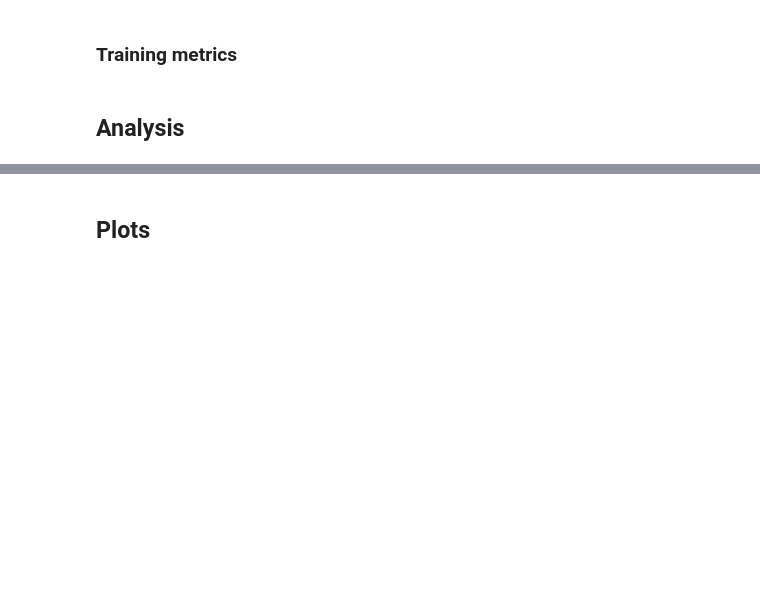
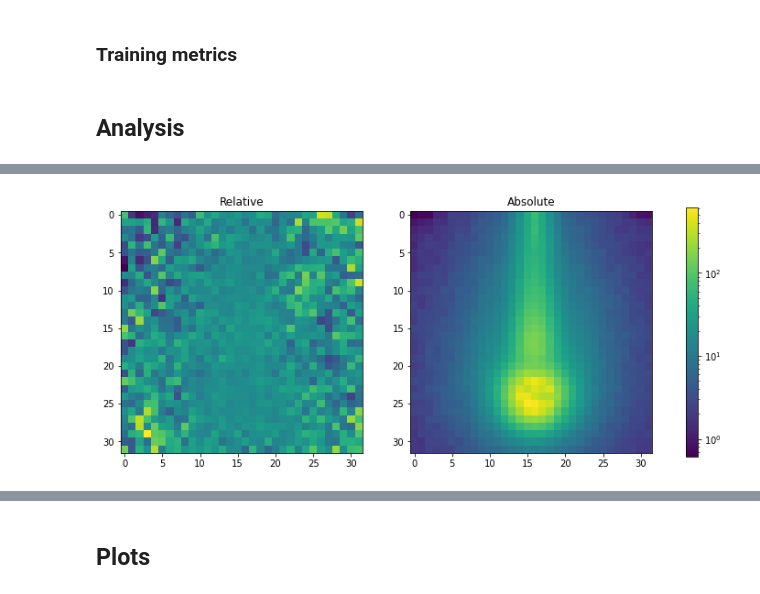
Before and after one commit to imdinu/pae-lhco, a Jupyter notebook: notebooks/cnnpae.ipynb, the cells around one changed output, grey strips where cells are left out. Saved outputs shown, nothing was run; the diff lists cells and outputs as text; code cells hidden in the pictures; blank space fills up the shorter version.

```diff
--- a/notebooks/cnnpae.ipynb
+++ b/notebooks/cnnpae.ipynb
@@ -355,3 +336,4 @@ with tf.device("/device:CPU:0"):
 # %%
 with tf.device("/device:CPU:0"):
-    mse_train = pae.reco_error(dataset['x_train'], axis=(1,2,3))
+    test_ascore = -anomaly_score(dataset['x_test'])
+    train_ascore = -anomaly_score(dataset['x_train'])
@@ -368,0 +360,10 @@ array([56.204735, 56.204735, 56.204735, ..., 56.204735, 56.204735,
+# %%
+fig, axes = plt.subplots(ncols=2, figsize=(13,5))
+axes[0].set_title('Relative')
+axes[0].imshow(np.mean(mse_train*sigma, axis=0)[:,:,0], norm=LogNorm())
+axes[1].set_title('Absolute')
+axes[1].imshow(np.mean(mse_train, axis=0)[:,:,0], norm=LogNorm())
+fig.colorbar(im, ax=axes.ravel().tolist())
+plt.show()
+# %% [output]
+[figure, added]
```
Also changed, not shown: parts of 30 cells of this notebook.
